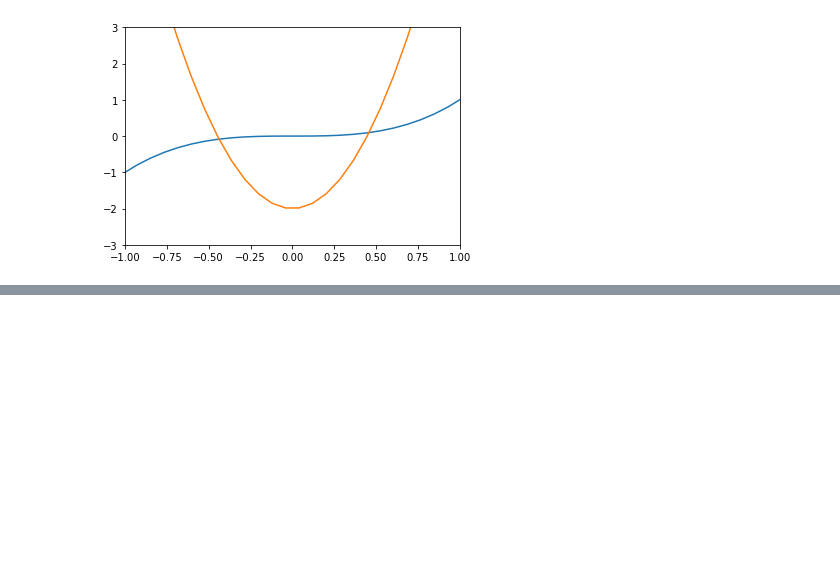
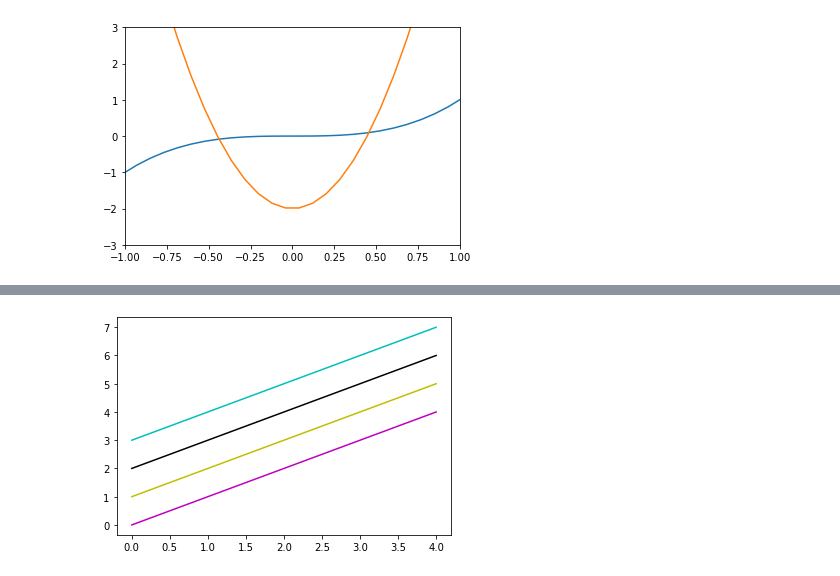
Before and after one commit to 2dowon/Playdata, a Jupyter notebook: Python/12 데이터 시각화/01 matplotlib로 그래프 그리기.ipynb, the cells around one changed output, grey strips where cells are left out. Saved outputs shown, nothing was run; the diff lists cells and outputs as text; code cells hidden in the pictures; blank space fills up the shorter version.

```diff
--- a/Python/12 데이터 시각화/01 matplotlib로 그래프 그리기.ipynb
+++ b/Python/12 데이터 시각화/01 matplotlib로 그래프 그리기.ipynb
@@ -177,0 +196,5 @@ plt.show()
+# %%
+plt.plot(x, y1, "m", x, y2, "y", x, y3, "k", x, y4, "c")
+plt.show()
+# %% [output]
+[figure, added]
```
Also changed, not shown: parts of 52 cells of this notebook, 2 other files.
